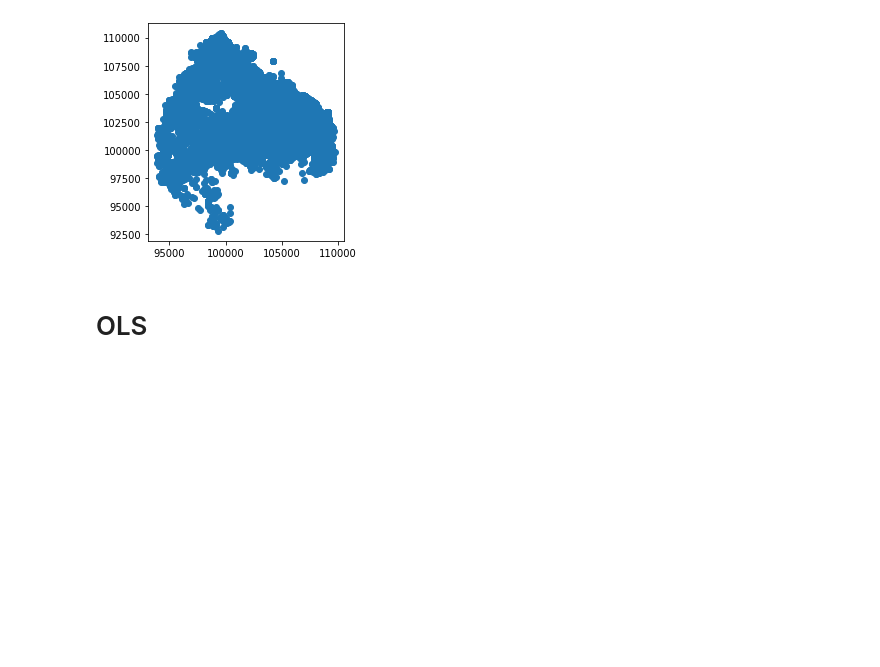
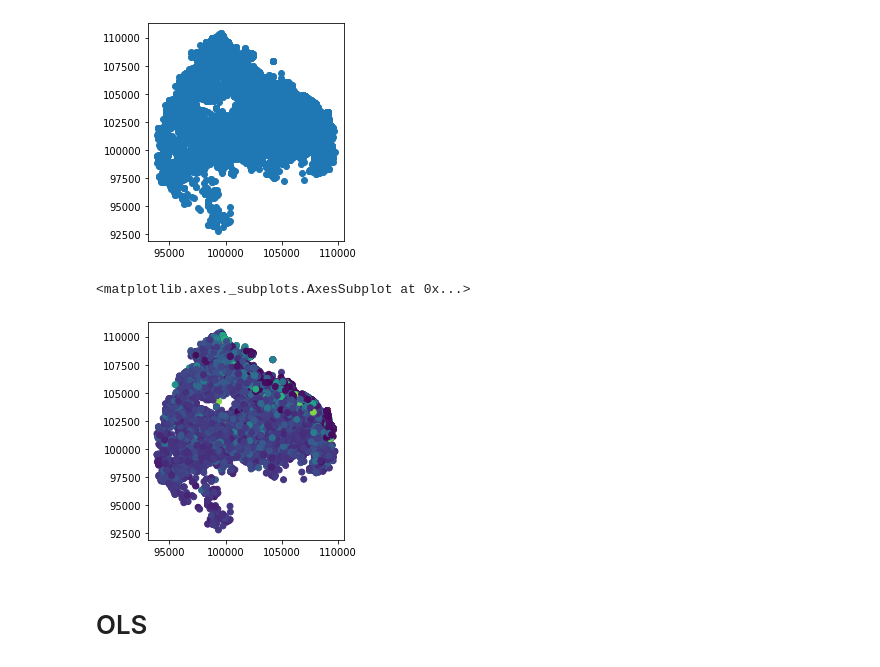
Before and after one commit to rpasquini/metodos_cuantitativos_2021, a Jupyter notebook: 1_Introduccion.ipynb, the cells around one changed output. Drawn from its saved outputs; the diff is of its cells as text; code cells hidden in the pictures; blank space fills up the shorter version.

```diff
--- a/1_Introduccion.ipynb
+++ b/1_Introduccion.ipynb
@@ -292,6 +293,11 @@ departamentos.loc[departamentos.l2=="Capital Federal"].plot()
 # %% [output]
 <matplotlib.axes._subplots.AxesSubplot at 0x...>
 [figure]
+# %%
+departamentos.loc[(departamentos.l2=="Capital Federal")&(departamentos.price<80000)].plot(column='price')
+# %% [output]
+<matplotlib.axes._subplots.AxesSubplot at 0x...>
+[figure, added]
 # %% [markdown]
 # OLS
 # %% [markdown]
```
Also changed, not shown: parts of 5 cells of this notebook.
